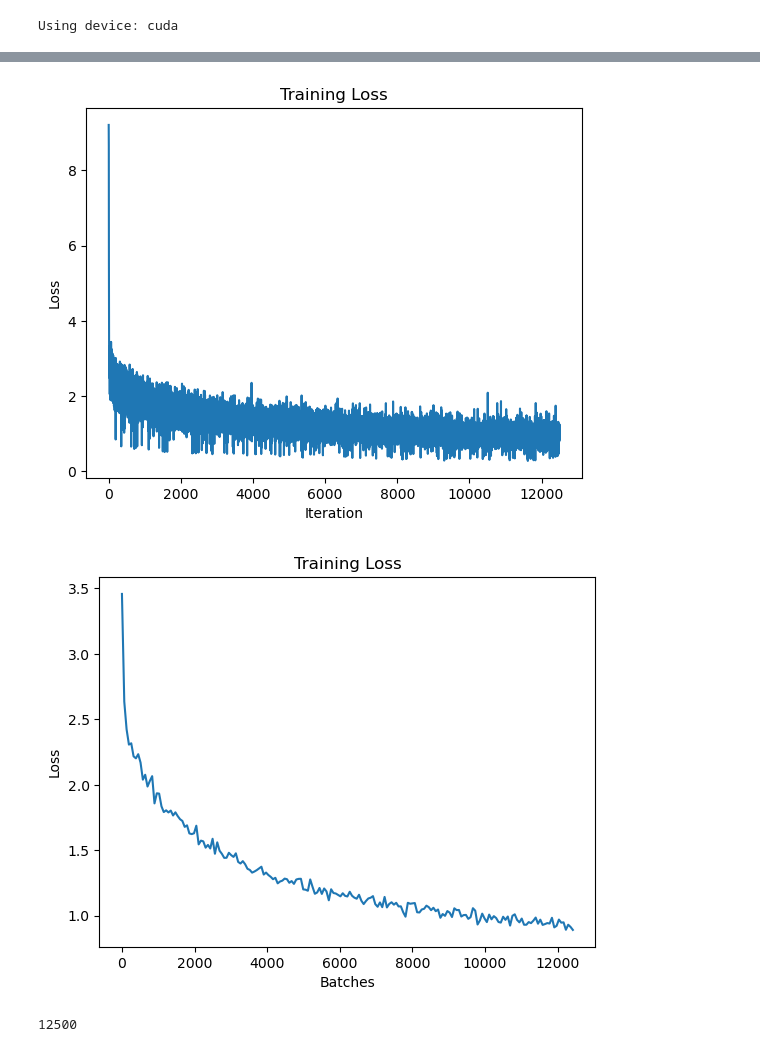
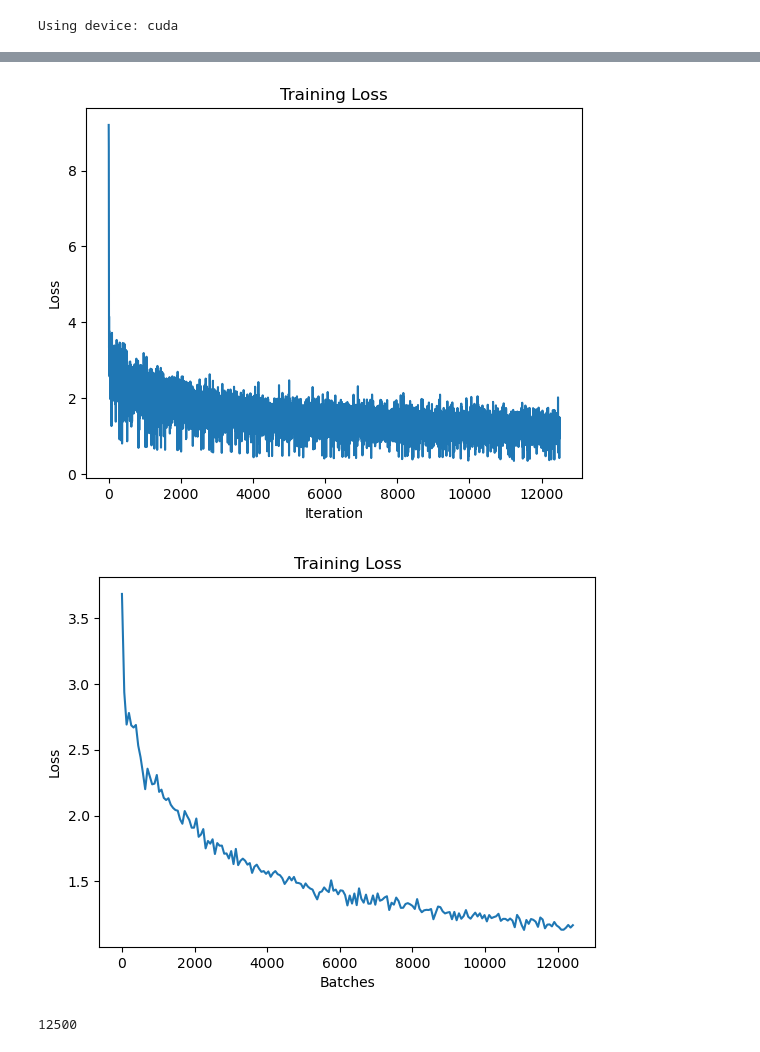
Before and after one commit to HuBaX/AI-Lab-Project, a Jupyter notebook: notebook/Seq2Seq.ipynb, the cells around one changed output, grey strips where cells are left out. Cells and saved outputs as stored; diff of their text form; code cells hidden in the pictures.

```diff
--- a/notebook/Seq2Seq.ipynb
+++ b/notebook/Seq2Seq.ipynb
@@ -73,16 +73,15 @@ class EncoderCNN(nn.Module):
     def __init__(self, embed_size, n_layers, hid_dim):
         super().__init__()
 
-        self.resnet = models.resnet50(pretrained=True)
-        self.resnet.fc = nn.Linear(self.resnet.fc.in_features, hid_dim)
+        self.efficientnet = models.efficientnet_b5(pretrained=True)
+        self.efficientnet.classifier[1] = nn.Linear(self.efficientnet.classifier[1].in_features, hid_dim)
 
         self.hidden_size = hid_dim
         self.n_layers = n_layers
 
     def forward(self, images):
         """Extract feature vectors from input images."""
-        with torch.no_grad():
-            features = self.resnet(images)
+        features = self.efficientnet(images)
 
         batch_size = features.size(0)
         hidden = features.unsqueeze(0).expand(self.n_layers, batch_size, self.hidden_size)
@@ -167,11 +166,10 @@ dataset = DiffusionDataset(data_path, word2index_path, train_split_ratio=0.8, tr
 embed_size = 512
 hidden_size = 256
 output_size = dataset.vocab_size
-#n_layers = 5
-n_layers = 2
+n_layers = 5
 dec_dropout = 0.5
 
-batch_size = 64
+batch_size = 32
 num_epochs = 10
 clip = 1
 
@@ -199,8 +197,8 @@ def collate_fn(data):
 
     # Merge prompts (from tuple of 1D tensor to 2D tensor).
     lengths = [len(prompt) for prompt in prompts]
-    #torch.full((len(prompts), max(lengths)), dataset.word2index["<PAD>"])
-    padded_prompts = torch.zeros(len(prompts), max(lengths)).long()
+    padded_prompts = torch.full((len(prompts), max(lengths)), dataset.word2index["<PAD>"])
+    #padded_prompts = torch.zeros(len(prompts), max(lengths)).long()
     for i, cap in enumerate(prompts):
         end = lengths[i]
         padded_prompts[i, :end] = cap[:end]
@@ -357,21 +339,21 @@ plt.ylabel('Loss')
 plt.title('Training Loss')
 plt.show()
 # %% [output]
-[figure, old version]
+[figure, new version]
 # %%
 averaged_losses = []
-for i in range(64, len(losses), 64):
-    averaged_losses.append(np.array(losses[i-64:i]).mean())
+for i in range(batch_size, len(losses), batch_size):
+    averaged_losses.append(np.array(losses[i-batch_size:i]).mean())
 
 
 # Plot the losses
-plt.plot(np.arange(0, len(losses)-64, 64), averaged_losses)
+plt.plot(np.arange(0, len(losses)-batch_size, batch_size), averaged_losses)
 plt.xlabel('Batches')
 plt.ylabel('Loss')
 plt.title('Training Loss')
 plt.show()
 # %% [output]
-[figure, old version]
+[figure, new version]
 # %%
 len(losses)
 # %% [output]
```
Also changed, not shown: parts of 8 cells of this notebook, 5 other files.
